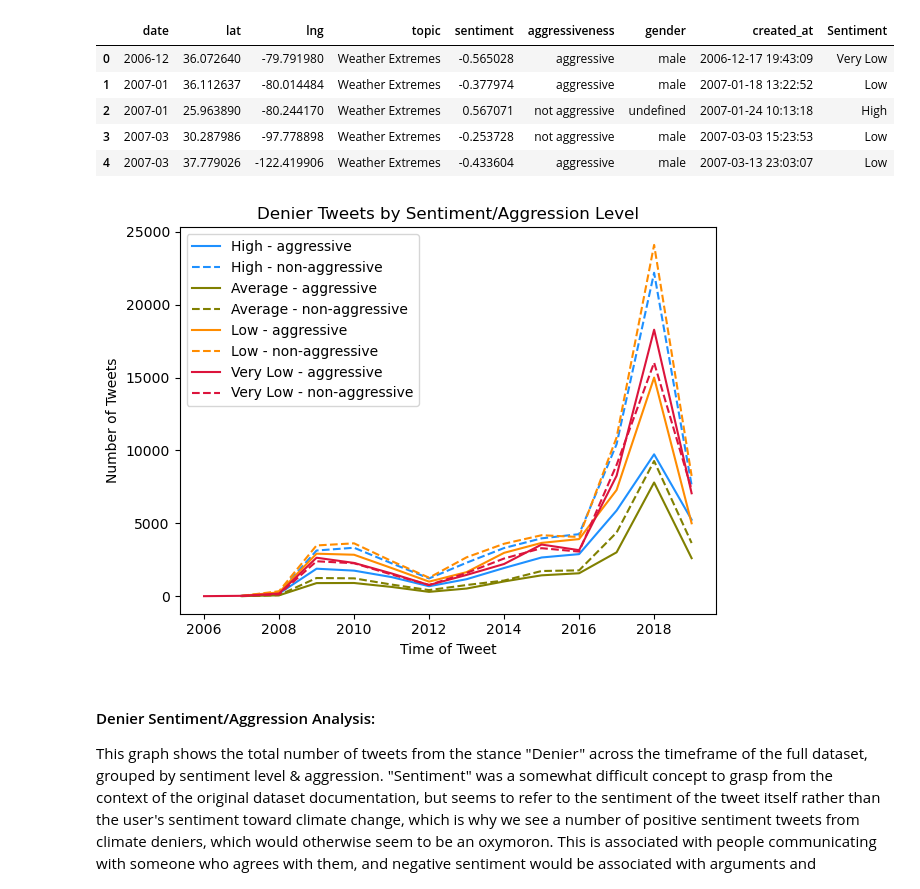
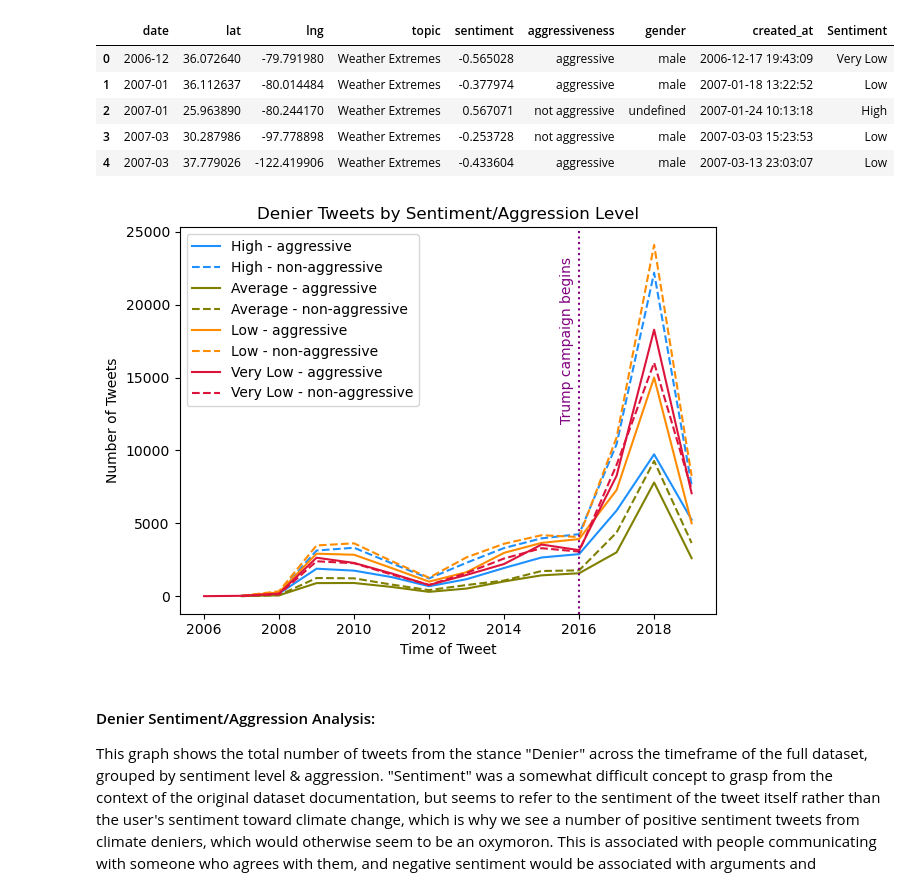
Before and after one commit to andcetera/Twitter-climate-change-sentiment, a Jupyter notebook: Individual_Contributors/Tracking_Deniers_Over_Time.ipynb, the cells around one changed output. Drawn from its saved outputs; the diff is of its cells as text; code cells hidden in the pictures.

```diff
--- a/Individual_Contributors/Tracking_Deniers_Over_Time.ipynb
+++ b/Individual_Contributors/Tracking_Deniers_Over_Time.ipynb
@@ -24,7 +24,7 @@ warnings.filterwarnings("ignore", category=ShapelyDeprecationWarning)
 # %%
 # Read csv file
 
-newfile = os.path.join('Resources', 'Climate_Deniers.csv')
+newfile = os.path.join('..','Resources', 'Climate_Deniers.csv')
 df = pd.read_csv(newfile)
 
 # Convert to appropriate data types & extract date column
@@ -189,35 +189,39 @@ table['year'] = yrs
 
 # Create function to plot lines for each sentiment bin level
 
 def plot_sent(name, color):
     df1 = table.loc[(table['Sentiment'] == name) & (table['aggressiveness'] == 'aggressive'), :].reset_index(drop=True)
     df2 = table.loc[(table['Sentiment'] == name) & (table['aggressiveness'] != 'aggressive'), :].reset_index(drop=True)
     count = df1.groupby('year').count()
     count2 = df2.groupby('year').count()
 
     # Plot a solid line for aggressive tweets and dotted line for non-aggressive tweets
 
     count['topic'].plot(kind='line', color=color, label=name + " - aggressive")
     count2['topic'].plot(kind='line', color=color, linestyle="--", label=name + " - non-aggressive")
 
 # Graph the lines in colors to represent the sentiment levels
 
 plot_sent('High', 'dodgerblue')
 plot_sent('Average', 'olive')
 plot_sent('Low', 'darkorange')
 plot_sent('Very Low', 'crimson')
 
 # Add other graph elements & display results
 
 plt.xlabel("Time of Tweet")
 plt.ylabel("Number of Tweets")
 plt.title("Denier Tweets by Sentiment/Aggression Level")
+
+plt.axvline(2016, color='purple', linestyle=':')
+plt.text(2015.5, 12000, 'Trump campaign begins', color='purple', rotation=90)
+
 plt.legend(loc='best')
 plt.tight_layout()
-plt.savefig("Images/Deniers-Sentiment-Overview.png")
+plt.savefig("../Images/Deniers-Sentiment-Overview.png")
 plt.show()
 # %% [output]
-[figure, old version]
+[figure, new version]
 # %% [markdown]
 #### Denier Sentiment/Aggression Analysis:
 This graph shows the total number of tweets from the stance "Denier" across the timeframe of the full dataset, grouped by sentiment level & aggression.  "Sentiment" was a somewhat difficult concept to grasp from the context of the original dataset documentation, but seems to refer to the sentiment of the tweet itself rather than the user's sentiment toward climate change, which is why we see a number of positive sentiment tweets from climate deniers, which would otherwise seem to be an oxymoron.  This is associated with people communicating with someone who agrees with them, and negative sentiment would be associated with arguments and disagreements.
```
Also changed, not shown: parts of 4 cells of this notebook, 2 other files.
